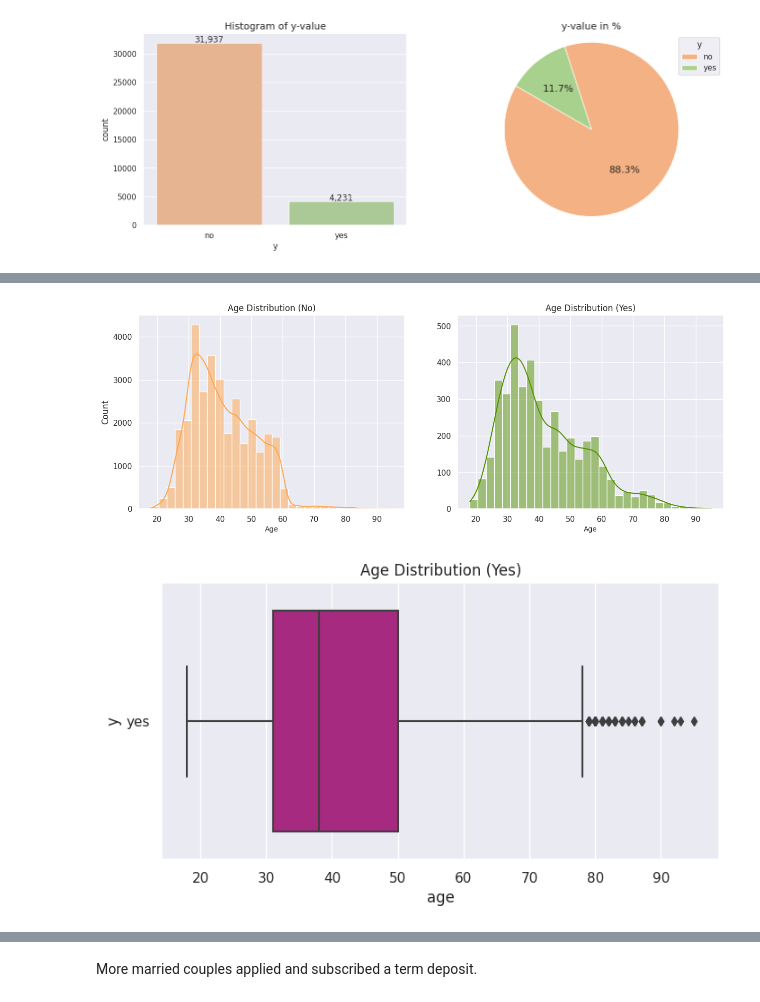
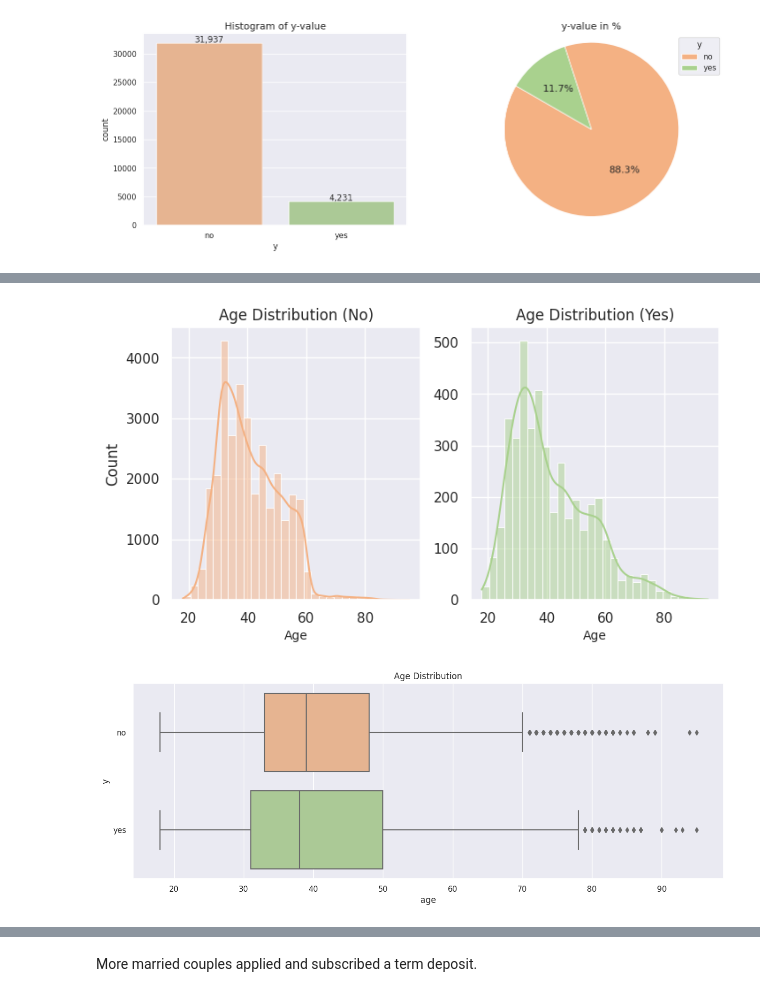
Before and after one commit to yikchungchan/DSA-5101-P1, a Jupyter notebook: DSA5101_project.ipynb, the cells around one changed output, grey strips where cells are left out. Saved outputs shown, nothing was run; the diff lists cells and outputs as text; code cells hidden in the pictures.

```diff
--- a/DSA5101_project.ipynb
+++ b/DSA5101_project.ipynb
@@ -677,32 +677,29 @@ plt.show()
 # %%
 # call histplot on each axes
 fig, axes = plt.subplots(1, 2)
 plt.style.use('default')
 
 #define figure size
-sns.set(rc={"figure.figsize":(8, 4)})
+sns.set(rc={"figure.figsize":(12, 8)})
 
-sns.histplot(df_eda.loc[df_eda['y']=='no']['age'], bins=30, kde = True,color='#ffa54c' , ax=axes[0], palette=colors)
+sns.histplot(df_eda.loc[df_eda['y']=='no']['age'], bins=30, kde = True , ax=axes[0], color=colors.get('no'))
 axes[0].set_xlabel("Age", fontsize = 10)
 axes[0].set_title('Age Distribution (No)')
 
-sns.histplot(df_eda.loc[df_eda['y']=='yes']['age'], bins=30, kde = True, color='#539100', ax=axes[1])
+sns.histplot(df_eda.loc[df_eda['y']=='yes']['age'], bins=30, kde = True, ax=axes[1], color=colors.get('yes'))
 axes[1].set_xlabel("Age", fontsize = 10)
 axes[1].set_ylabel('')
 axes[1].set_title('Age Distribution (Yes)')
 
 plt.show();
 # %% [output]
-[figure, old version]
+[figure, new version]
 # %%
 # Boxplot of Yes's for Age
-#-------------------------
-yes_data = df_eda.loc[df_eda['y']=='yes']
-
 sns.set_style('darkgrid')
-g = sns.boxplot(data=yes_data,y='y',x='age',orient = 'h', color = '#bb1587')
-g.set_title('Age Distribution (Yes)')
+g = sns.boxplot(data=df_eda, y='y', x='age', orient='h', palette=colors)
+g.set_title('Age Distribution')
 
 plt.show(g);
 # %% [output]
-[figure, old version]
+[figure, new version]
```
Also changed, not shown: parts of 57 cells of this notebook.
